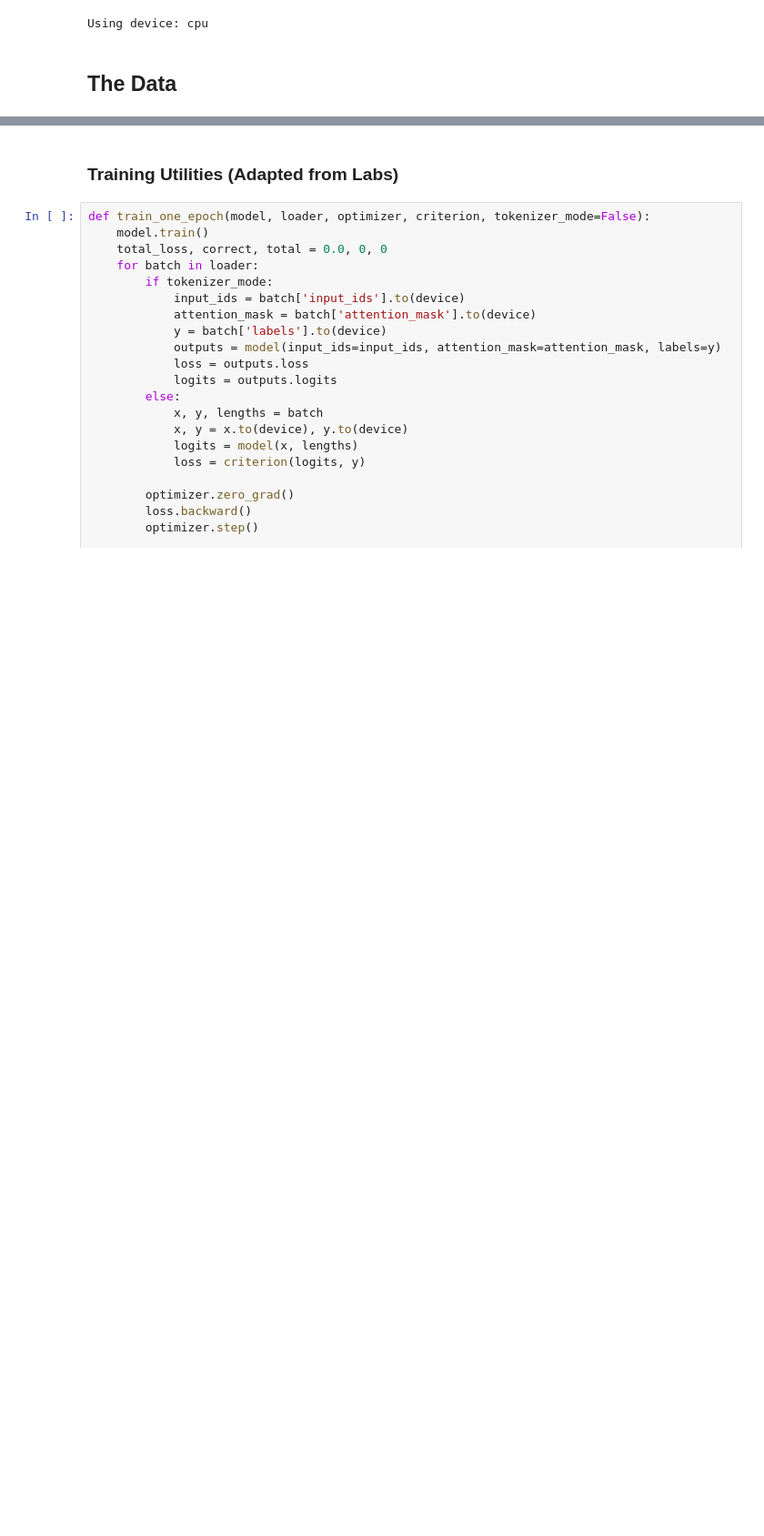
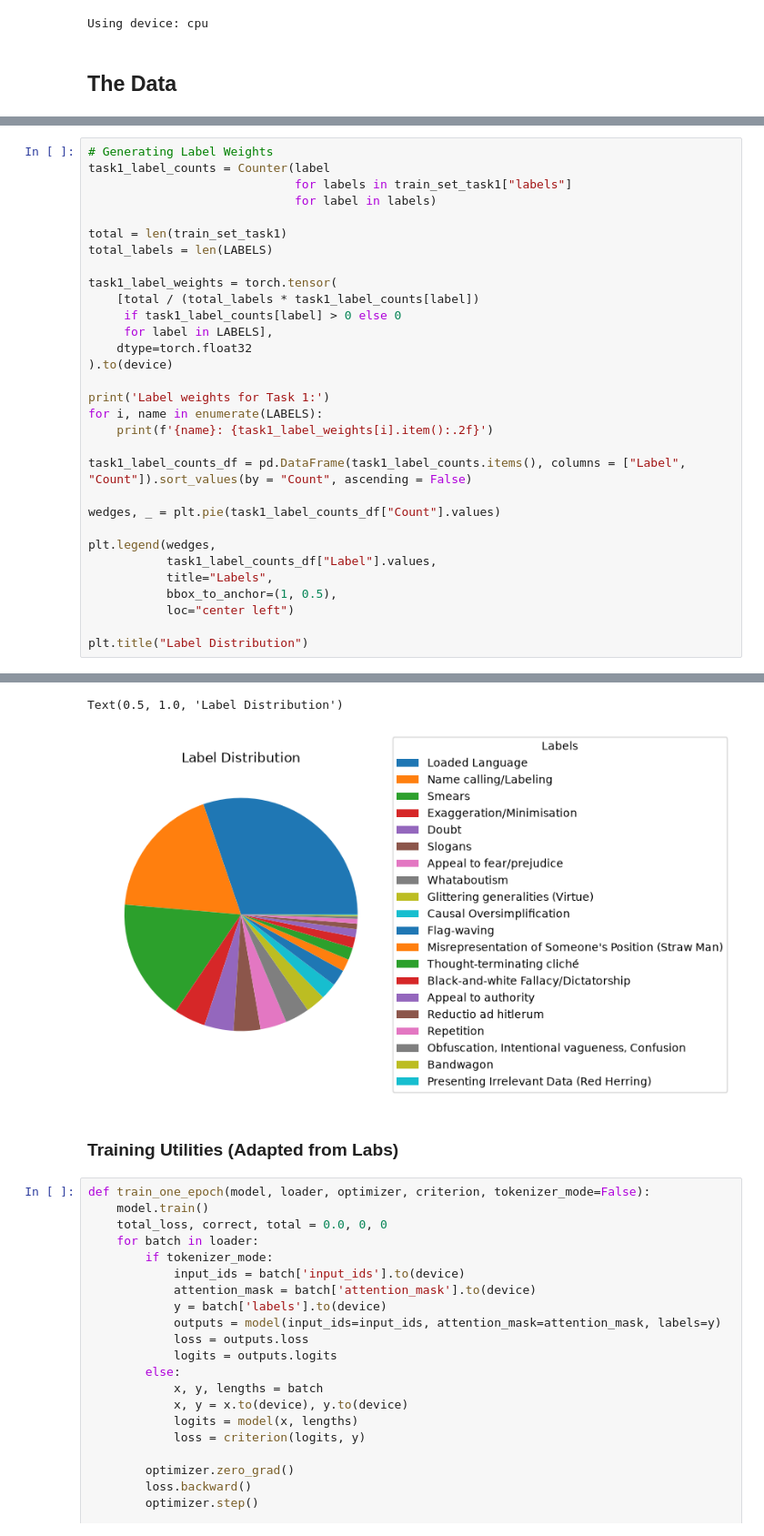
Before and after one commit to LoganJGunawan/DeepLearning2, a Jupyter notebook: main.ipynb, the cells around one changed output, grey strips where cells are left out. Shown at 91% size. Drawn from its saved outputs; the diff is of its cells as text; blank space fills up the shorter version.

```diff
--- a/main.ipynb
+++ b/main.ipynb
@@ -97,3 +97,35 @@ plt.title("Label Distribution")
 # %% [output]
 Text(0.5, 1.0, 'Label Distribution')
 [figure]
+# %%
+# Generating Label Weights
+task1_label_counts = Counter(label
+                             for labels in train_set_task1["labels"]
+                             for label in labels)
+
+total = len(train_set_task1)
+total_labels = len(LABELS)
+
+task1_label_weights = torch.tensor(
+    [total / (total_labels * task1_label_counts[label])
+     if task1_label_counts[label] > 0 else 0
+     for label in LABELS],
+    dtype=torch.float32
+).to(device)
+
+print('Label weights for Task 1:')
+for i, name in enumerate(LABELS):
+    print(f'{name}: {task1_label_weights[i].item():.2f}')
+
+task1_label_counts_df = pd.DataFrame(task1_label_counts.items(), columns = ["Label", "Count"]).sort_values(by = "Count", ascending = False)
+
+wedges, _ = plt.pie(task1_label_counts_df["Count"].values)
+
+plt.legend(wedges,
+           task1_label_counts_df["Label"].values,
+           title="Labels",
+           bbox_to_anchor=(1, 0.5),
+           loc="center left")
+
+plt.title("Label Distribution")
+# %% [output]
@@ -100,3 +149,5 @@ Text(0.5, 1.0, 'Label Distribution')
+Text(0.5, 1.0, 'Label Distribution')
+[figure, added]
 # %% [markdown]
 ### Training Utilities (Adapted from Labs)
 # %%
```
Also changed, not shown: parts of 3 cells of this notebook.
